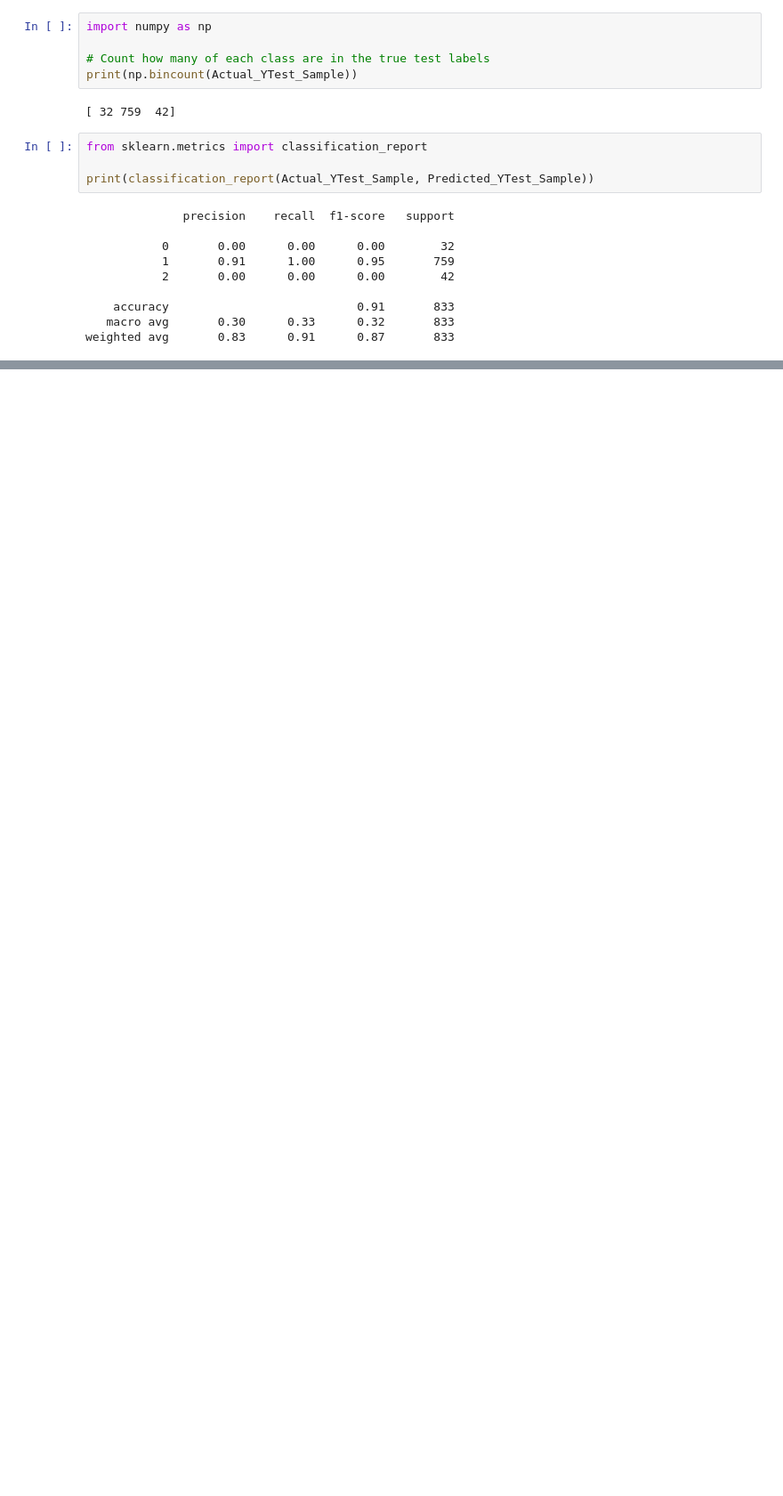
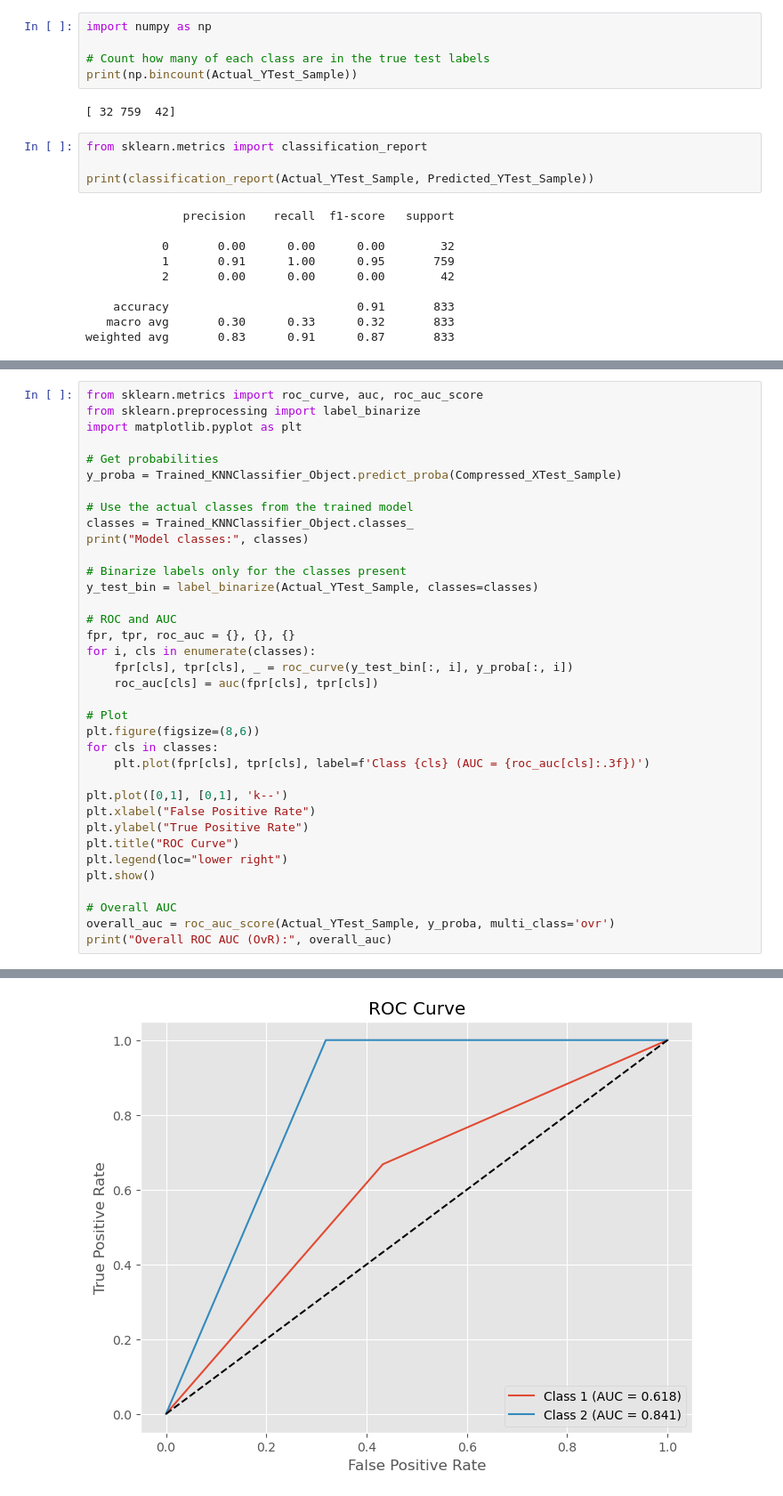
Before and after one commit to Lynncodes-dataanalyst/KNN-Classification-with-ROC-AUC-and-Confusion-Matrix, a Jupyter notebook: knn.ipynb, the cells around one changed output, grey strips where cells are left out. Shown at 89% size. Saved outputs shown, nothing was run; the diff lists cells and outputs as text; blank space fills up the shorter version.

```diff
--- a/knn.ipynb
+++ b/knn.ipynb
@@ -406,0 +407,37 @@ os.getcwd()
+# %%
+from sklearn.metrics import roc_curve, auc, roc_auc_score
+from sklearn.preprocessing import label_binarize
+import matplotlib.pyplot as plt
+
+# Get probabilities
+y_proba = Trained_KNNClassifier_Object.predict_proba(Compressed_XTest_Sample)
+
+# Use the actual classes from the trained model
+classes = Trained_KNNClassifier_Object.classes_
+print("Model classes:", classes)
+
+# Binarize labels only for the classes present
+y_test_bin = label_binarize(Actual_YTest_Sample, classes=classes)
+
+# ROC and AUC
+fpr, tpr, roc_auc = {}, {}, {}
+for i, cls in enumerate(classes):
+    fpr[cls], tpr[cls], _ = roc_curve(y_test_bin[:, i], y_proba[:, i])
+    roc_auc[cls] = auc(fpr[cls], tpr[cls])
+
+# Plot
+plt.figure(figsize=(8,6))
+for cls in classes:
+    plt.plot(fpr[cls], tpr[cls], label=f'Class {cls} (AUC = {roc_auc[cls]:.3f})')
+
+plt.plot([0,1], [0,1], 'k--')
+plt.xlabel("False Positive Rate")
+plt.ylabel("True Positive Rate")
+plt.title("ROC Curve")
+plt.legend(loc="lower right")
+plt.show()
+
+# Overall AUC
+overall_auc = roc_auc_score(Actual_YTest_Sample, y_proba, multi_class='ovr')
+print("Overall ROC AUC (OvR):", overall_auc)
+# %% [output]
@@ -406,0 +445 @@ os.getcwd()
+[figure, added]
```
Also changed, not shown: parts of 6 cells of this notebook.
